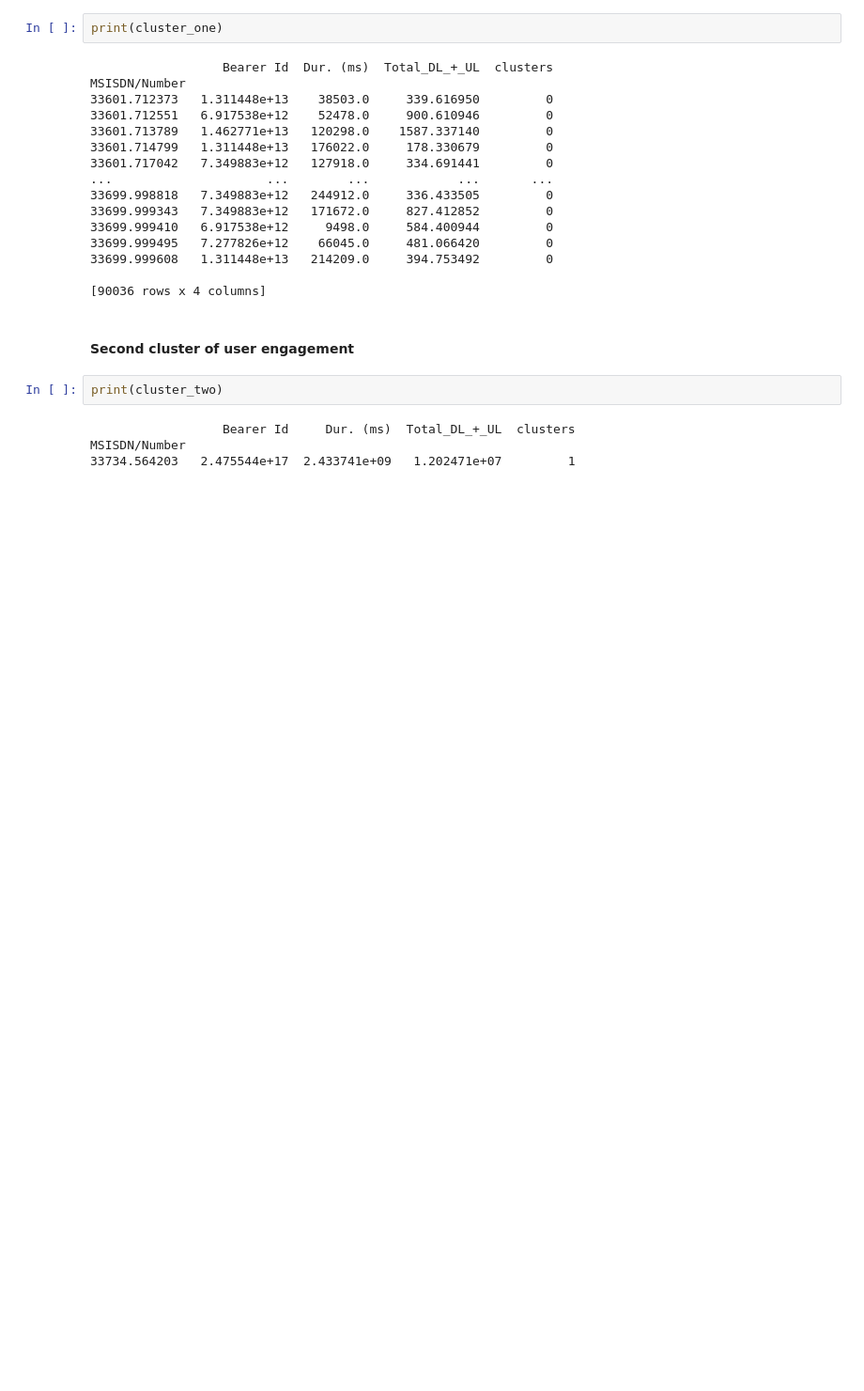
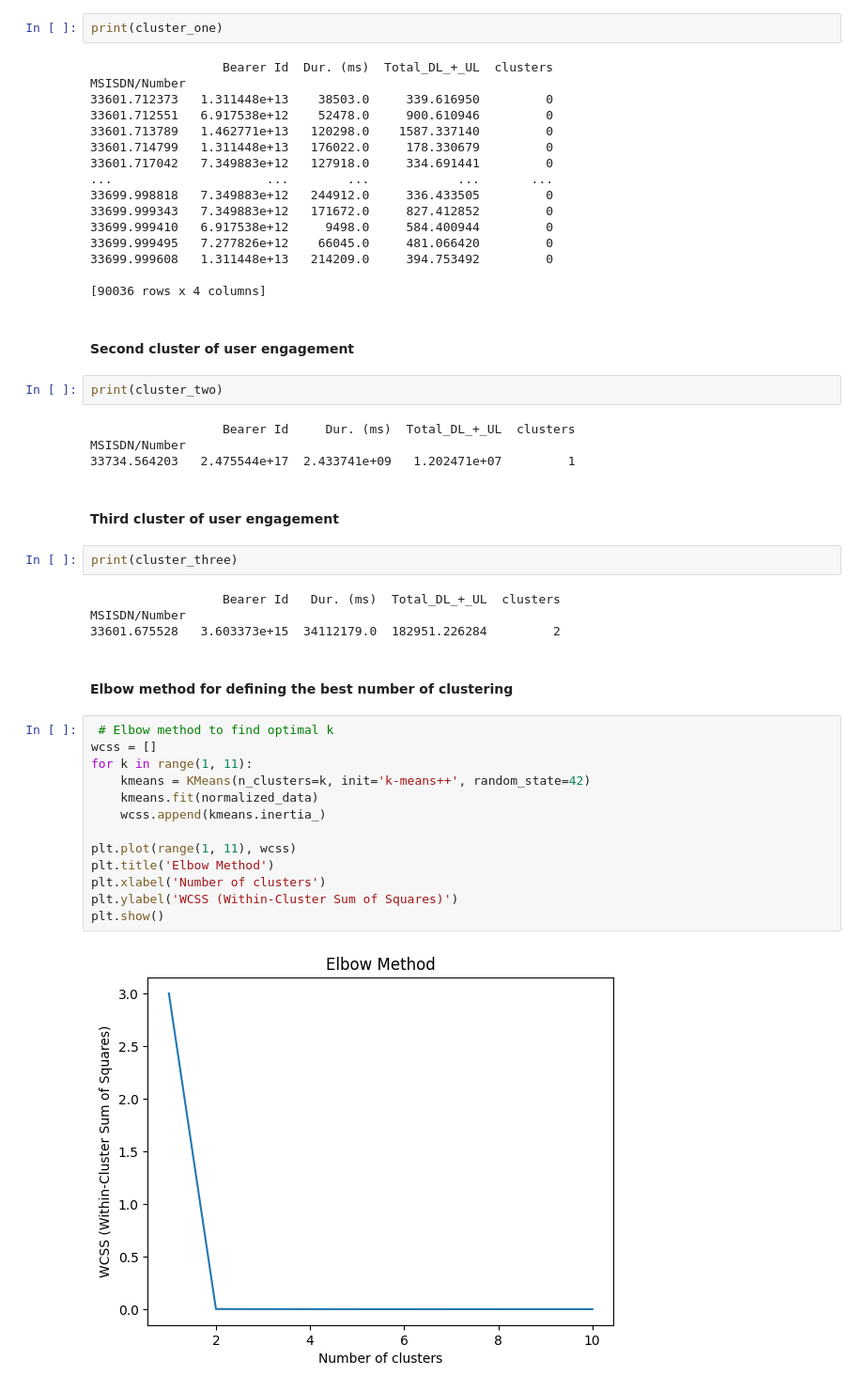
Before and after one commit to Ofgeha-Gelana/telco-profitability-study, a Jupyter notebook: notebooks/user_engagement_analysis.ipynb, the cells around one changed output. Shown at 94% size. Drawn from its saved outputs; the diff is of its cells as text; blank space fills up the shorter version.

Commit message:
user engagement analysis

```diff
--- a/notebooks/user_engagement_analysis.ipynb
+++ b/notebooks/user_engagement_analysis.ipynb
@@ -172,3 +172,28 @@ print(cluster_two)
                   Bearer Id     Dur. (ms)  Total_DL_+_UL  clusters
 MSISDN/Number
 33734.564203   2.475544e+17  2.433741e+09   1.202471e+07         1
+# %% [markdown]
+#### Third cluster of user engagement
+# %%
+print(cluster_three)
+# %% [output]
+                  Bearer Id   Dur. (ms)  Total_DL_+_UL  clusters
+MSISDN/Number
+33601.675528   3.603373e+15  34112179.0  182951.226284         2
+# %% [markdown]
+#### Elbow method for defining the best number of clustering
+# %%
+ # Elbow method to find optimal k
+wcss = []
+for k in range(1, 11):
+    kmeans = KMeans(n_clusters=k, init='k-means++', random_state=42)
+    kmeans.fit(normalized_data)
+    wcss.append(kmeans.inertia_)
+
+plt.plot(range(1, 11), wcss)
+plt.title('Elbow Method')
+plt.xlabel('Number of clusters')
+plt.ylabel('WCSS (Within-Cluster Sum of Squares)')
+plt.show()
+# %% [output]
+[figure, added]
```
